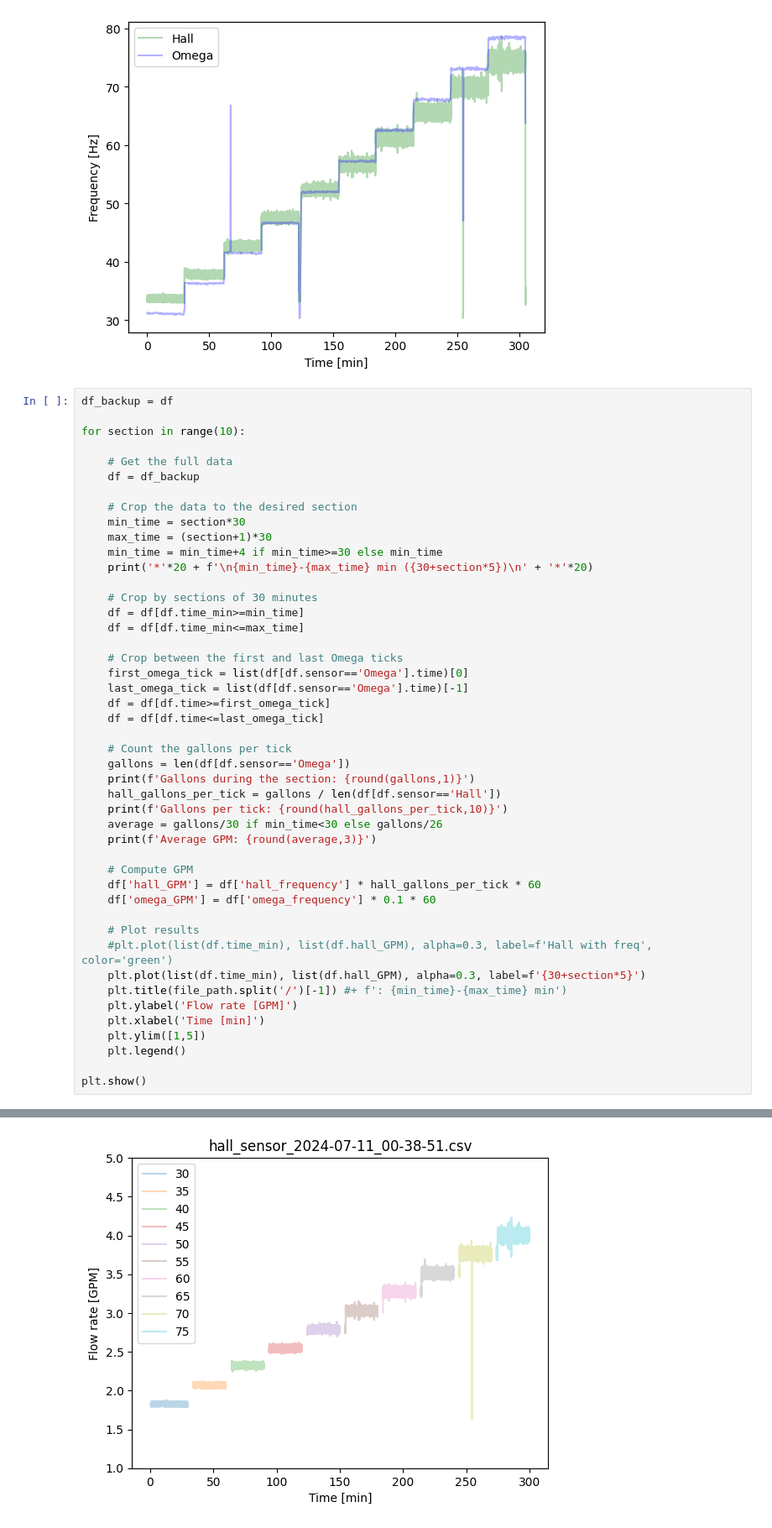
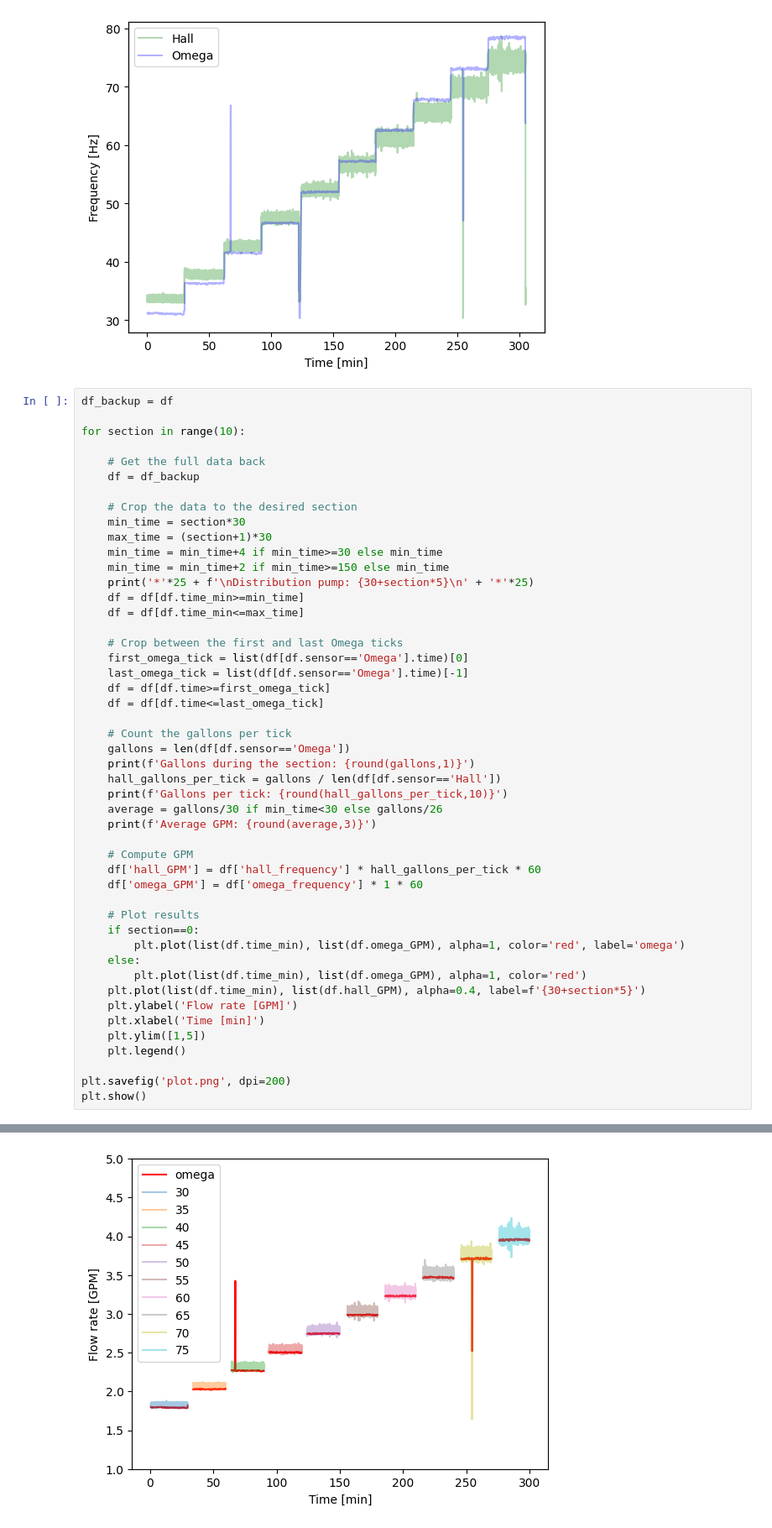
Before and after one commit to thdfw/gwks, a Jupyter notebook: pico/flowmeter/flow_data_analysis/simple_analysis.ipynb, the cells around one changed output, grey strips where cells are left out. Shown: that part at 84% size. Cells and saved outputs as stored; diff of their text form.

```diff
--- a/pico/flowmeter/flow_data_analysis/simple_analysis.ipynb
+++ b/pico/flowmeter/flow_data_analysis/simple_analysis.ipynb
@@ -112,16 +112,15 @@ df_backup = df
 
 for section in range(10):
 
-    # Get the full data
+    # Get the full data back
     df = df_backup
 
     # Crop the data to the desired section
     min_time = section*30
     max_time = (section+1)*30
     min_time = min_time+4 if min_time>=30 else min_time
-    print('*'*20 + f'\n{min_time}-{max_time} min ({30+section*5})\n' + '*'*20)
-
-    # Crop by sections of 30 minutes
+    min_time = min_time+2 if min_time>=150 else min_time
+    print('*'*25 + f'\nDistribution pump: {30+section*5}\n' + '*'*25)
     df = df[df.time_min>=min_time]
     df = df[df.time_min<=max_time]
 
@@ -141,16 +140,19 @@ for section in range(10):
 
     # Compute GPM
     df['hall_GPM'] = df['hall_frequency'] * hall_gallons_per_tick * 60
-    df['omega_GPM'] = df['omega_frequency'] * 0.1 * 60
+    df['omega_GPM'] = df['omega_frequency'] * 1 * 60
 
     # Plot results
-    #plt.plot(list(df.time_min), list(df.hall_GPM), alpha=0.3, label=f'Hall with freq', color='green')
-    plt.plot(list(df.time_min), list(df.hall_GPM), alpha=0.3, label=f'{30+section*5}')
-    plt.title(file_path.split('/')[-1]) #+ f': {min_time}-{max_time} min')
+    if section==0:
+        plt.plot(list(df.time_min), list(df.omega_GPM), alpha=1, color='red', label='omega')
+    else:
+        plt.plot(list(df.time_min), list(df.omega_GPM), alpha=1, color='red')
+    plt.plot(list(df.time_min), list(df.hall_GPM), alpha=0.4, label=f'{30+section*5}')
     plt.ylabel('Flow rate [GPM]')
     plt.xlabel('Time [min]')
     plt.ylim([1,5])
     plt.legend()
 
+plt.savefig('plot.png', dpi=200)
 plt.show()
 # %% [output]
@@ -174 +176 @@ Average GPM: 3.962
-[figure, old version]
+[figure, new version]
```
Also changed, not shown: parts of 1 cell of this notebook, 1 other file.
